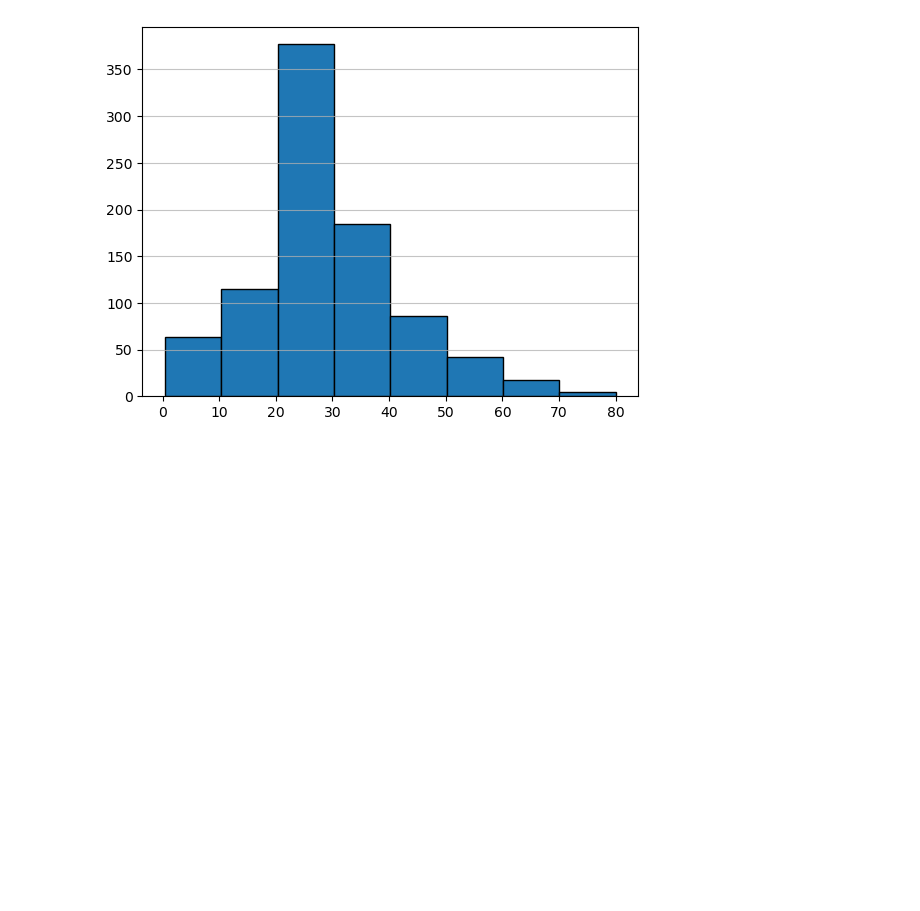
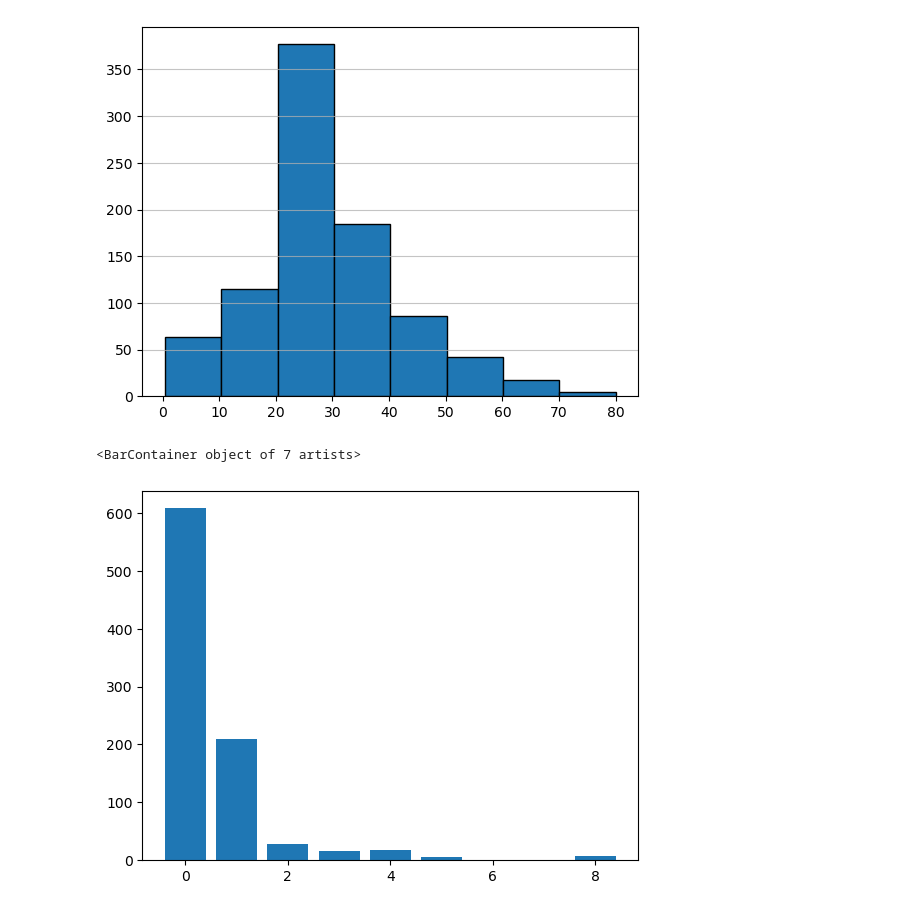
Before and after one commit to codedbyyprince/Titanic-Survival-ML-Model-Practice-, a Jupyter notebook: EDA.ipynb, the cells around one changed output. Saved outputs shown, nothing was run; the diff lists cells and outputs as text; code cells hidden in the pictures; blank space fills up the shorter version.

```diff
--- a/EDA.ipynb
+++ b/EDA.ipynb
@@ -47,3 +47,10 @@ plt.hist(df['Age'], bins=8, edgecolor='black')
 plt.grid( axis='y', alpha=0.75)
 # %% [output]
 [figure]
+# %%
+sibsp_counts = df['SibSp'].value_counts().sort_index()
+
+plt.bar(sibsp_counts.index , sibsp_counts.values)
+# %% [output]
+<BarContainer object of 7 artists>
+[figure, added]
```
Also changed, not shown: parts of 8 cells of this notebook, 1 other file.
